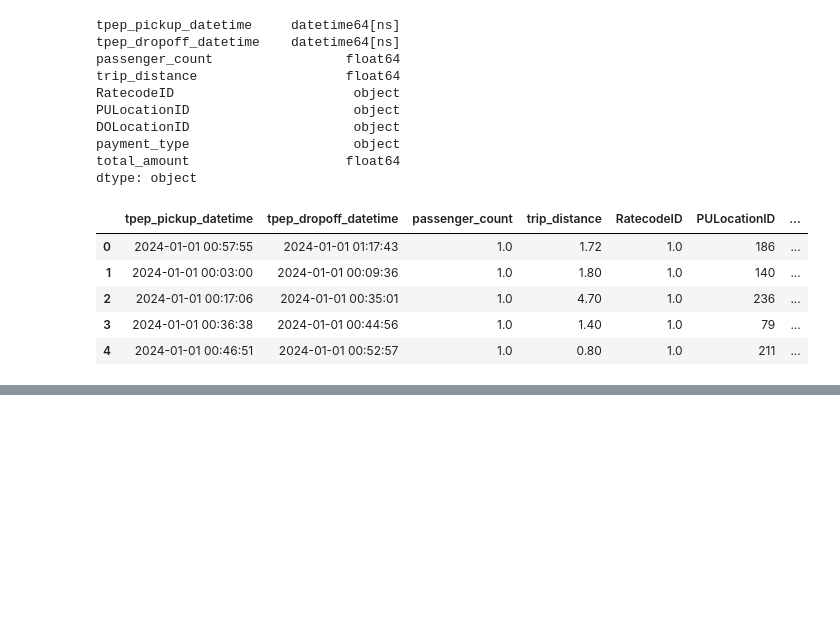
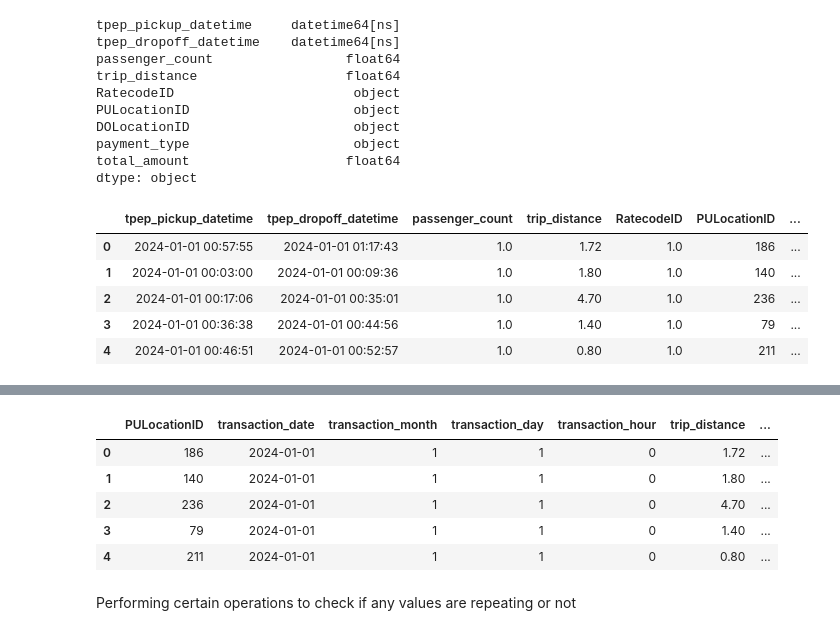
Before and after one commit to chitresh99/New-York-Taxi-Analysis, a Jupyter notebook: newyorktaxtanalysis.ipynb, the cells around one changed output, grey strips where cells are left out. Cells and saved outputs as stored; diff of their text form; code cells hidden in the pictures; blank space fills up the shorter version.

```diff
--- a/newyorktaxtanalysis.ipynb
+++ b/newyorktaxtanalysis.ipynb
@@ -289,0 +312,3 @@ taxi_data_preparation.head()
+# %%
+taxi_data_preparation = taxi_data_preparation[taxi_data_preparation['transaction_year']==2024]
+taxi_data_preparation = taxi_data_preparation[taxi_data_preparation['transaction_month']==1]
@@ -289,0 +319,5 @@ taxi_data_preparation.head()
+# %%
+categorical_columns = ['PULocationID','transaction_date','transaction_month','transaction_day','transaction_hour']
+numerical_columns = ['trip_distance','total_amount'] #these are the numerical columns/features this is what we are tyring
+# to predict
+all_needed_columns = categorical_columns + numerical_columns
@@ -289,0 +331,12 @@ taxi_data_preparation.head()
+# %%
+#main_taxi_df.head(10) #learning :- we can specify the number of heads we want
+main_taxi_df.head()
+# %% [output]
+|  | PULocationID | transaction_date | transaction_month | transaction_day | transaction_hour | trip_distance | ... |
+| 0 | 186 | 2024-01-01 | 1 | 1 | 0 | 1.72 | ... |
+| 1 | 140 | 2024-01-01 | 1 | 1 | 0 | 1.80 | ... |
+| 2 | 236 | 2024-01-01 | 1 | 1 | 0 | 4.70 | ... |
+| 3 | 79 | 2024-01-01 | 1 | 1 | 0 | 1.40 | ... |
+| 4 | 211 | 2024-01-01 | 1 | 1 | 0 | 0.80 | ... |
+# %% [markdown]
+Performing certain operations to check if any values are repeating or not
```
Also changed, not shown: parts of 17 cells of this notebook.
